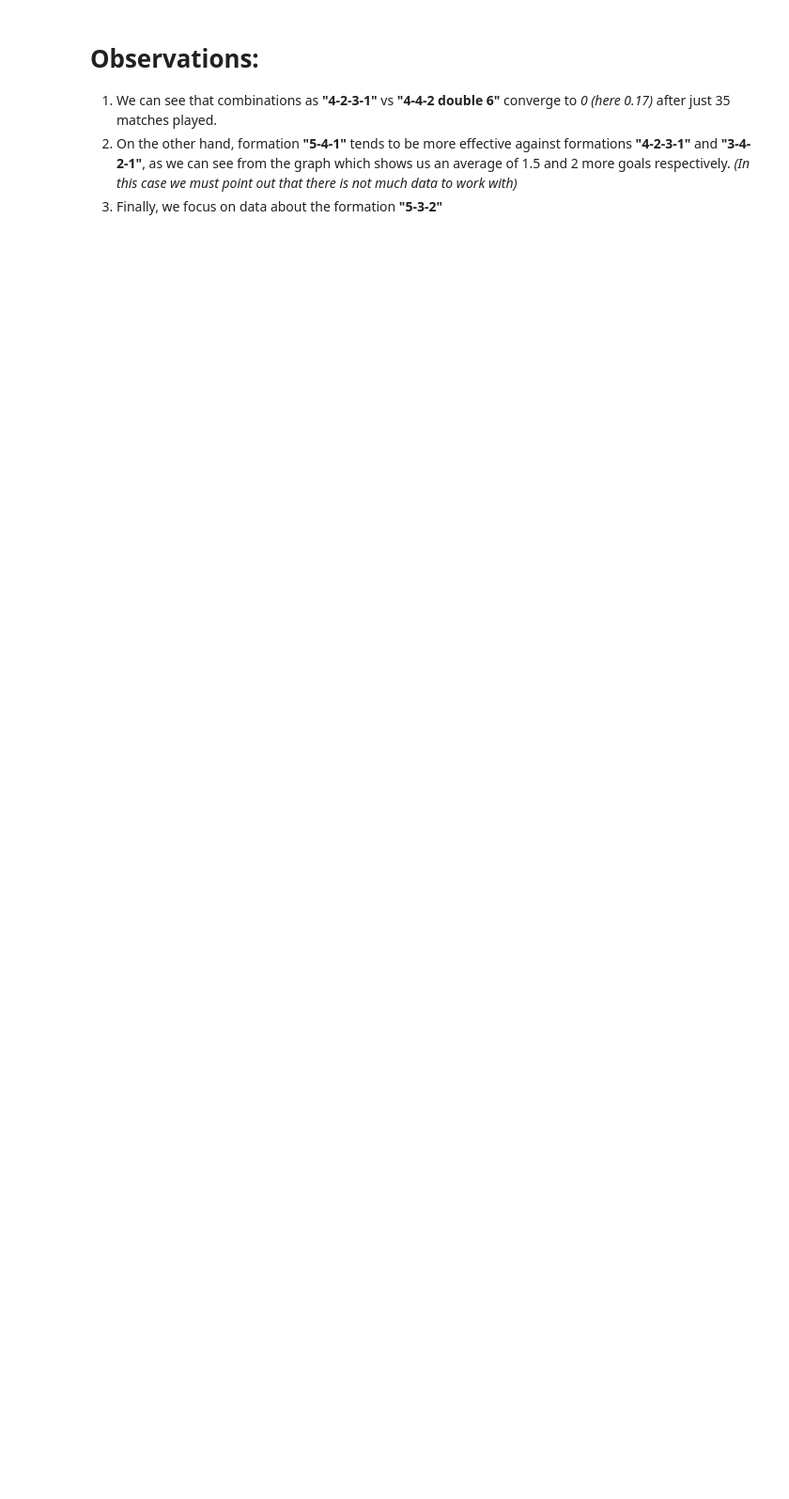
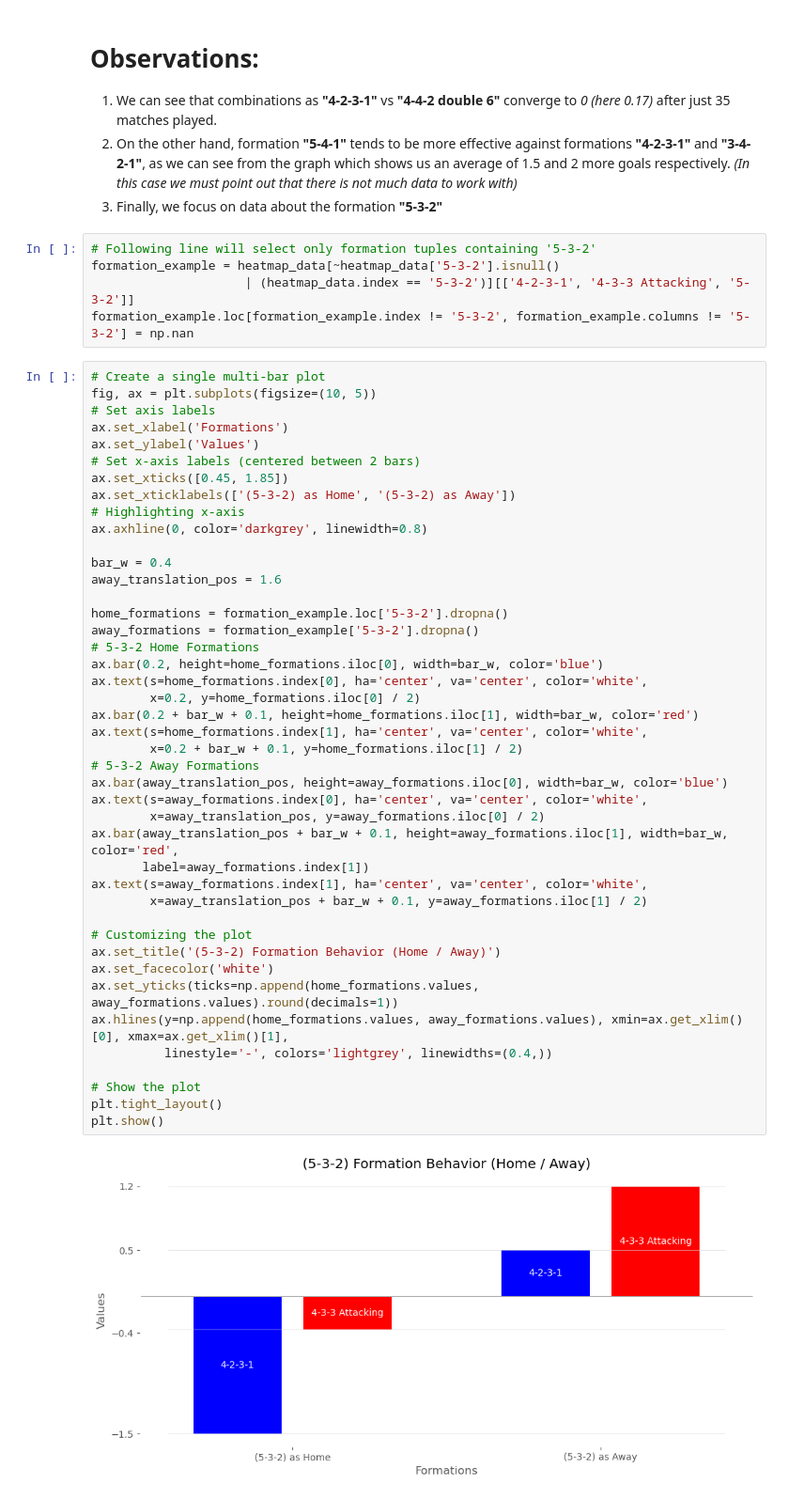
Before and after one commit to Marco-Skiavone/ium_dataset_processor, a Jupyter notebook: Assignment_Queries/clubs_analysis.ipynb, the cells around one changed output. Shown: that part at 94% size. Cells and saved outputs as stored; diff of their text form; blank space fills up the shorter version.

```diff
--- a/Assignment_Queries/clubs_analysis.ipynb
+++ b/Assignment_Queries/clubs_analysis.ipynb
@@ -69,3 +69,53 @@ plt.show()
 1. We can see that combinations as **"4-2-3-1"** vs **"4-4-2 double 6"** converge to _0_ _(here 0.17)_ after just 35 matches played.
 2. On the other hand, formation **"5-4-1"** tends to be more effective against formations **"4-2-3-1"** and **"3-4-2-1"**, as we can see from the graph which shows us an average of 1.5 and 2 more goals respectively. _(In this case we must point out that there is not much data to work with)_
 3. Finally, we focus on data about the formation **"5-3-2"**
+# %%
+# Following line will select only formation tuples containing '5-3-2'
+formation_example = heatmap_data[~heatmap_data['5-3-2'].isnull()
+                     | (heatmap_data.index == '5-3-2')][['4-2-3-1', '4-3-3 Attacking', '5-3-2']]
+formation_example.loc[formation_example.index != '5-3-2', formation_example.columns != '5-3-2'] = np.nan
+# %%
+# Create a single multi-bar plot
+fig, ax = plt.subplots(figsize=(10, 5))
+# Set axis labels
+ax.set_xlabel('Formations')
+ax.set_ylabel('Values')
+# Set x-axis labels (centered between 2 bars)
+ax.set_xticks([0.45, 1.85])
+ax.set_xticklabels(['(5-3-2) as Home', '(5-3-2) as Away'])
+# Highlighting x-axis
+ax.axhline(0, color='darkgrey', linewidth=0.8)
+
+bar_w = 0.4
+away_translation_pos = 1.6
+
+home_formations = formation_example.loc['5-3-2'].dropna()
+away_formations = formation_example['5-3-2'].dropna()
+# 5-3-2 Home Formations
+ax.bar(0.2, height=home_formations.iloc[0], width=bar_w, color='blue')
+ax.text(s=home_formations.index[0], ha='center', va='center', color='white',
+        x=0.2, y=home_formations.iloc[0] / 2)
+ax.bar(0.2 + bar_w + 0.1, height=home_formations.iloc[1], width=bar_w, color='red')
+ax.text(s=home_formations.index[1], ha='center', va='center', color='white',
+        x=0.2 + bar_w + 0.1, y=home_formations.iloc[1] / 2)
+# 5-3-2 Away Formations
+ax.bar(away_translation_pos, height=away_formations.iloc[0], width=bar_w, color='blue')
+ax.text(s=away_formations.index[0], ha='center', va='center', color='white',
+        x=away_translation_pos, y=away_formations.iloc[0] / 2)
+ax.bar(away_translation_pos + bar_w + 0.1, height=away_formations.iloc[1], width=bar_w, color='red',
+       label=away_formations.index[1])
+ax.text(s=away_formations.index[1], ha='center', va='center', color='white',
+        x=away_translation_pos + bar_w + 0.1, y=away_formations.iloc[1] / 2)
+
+# Customizing the plot
+ax.set_title('(5-3-2) Formation Behavior (Home / Away)')
+ax.set_facecolor('white')
+ax.set_yticks(ticks=np.append(home_formations.values, away_formations.values).round(decimals=1))
+ax.hlines(y=np.append(home_formations.values, away_formations.values), xmin=ax.get_xlim()[0], xmax=ax.get_xlim()[1],
+          linestyle='-', colors='lightgrey', linewidths=(0.4,))
+
+# Show the plot
+plt.tight_layout()
+plt.show()
+# %% [output]
+[figure, added]
```
Also changed, not shown: parts of 1 cell of this notebook, 2 other files.
